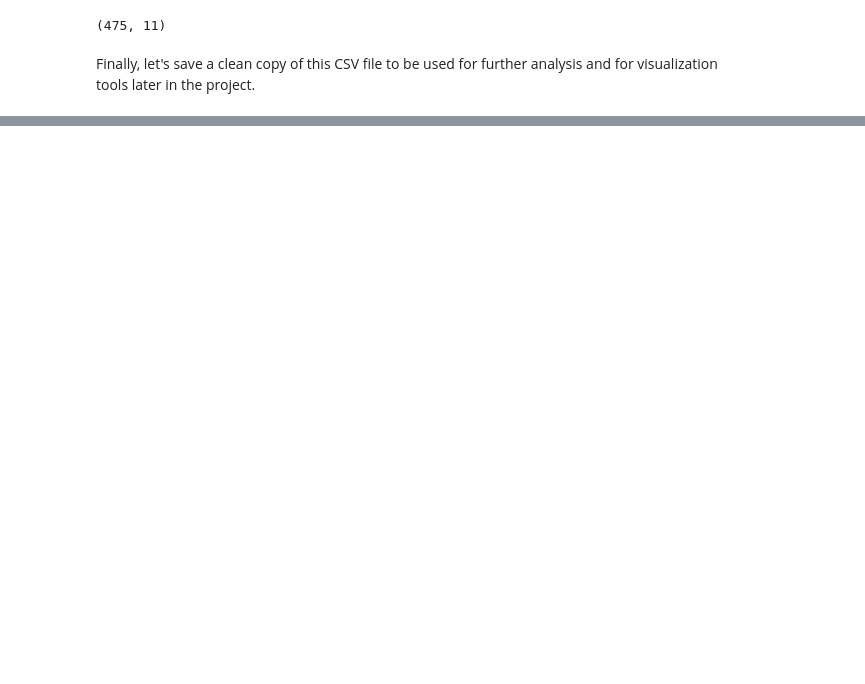
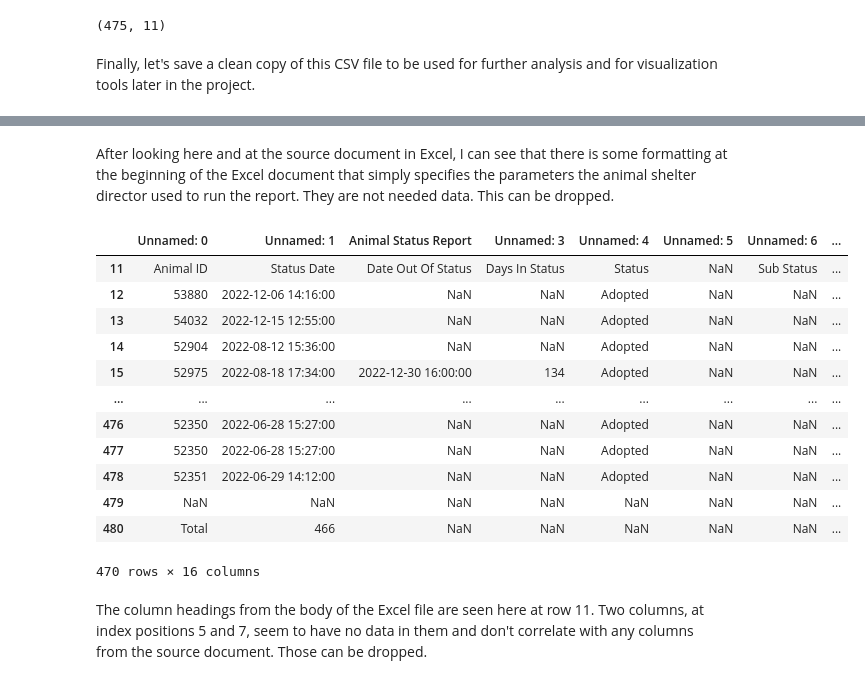
Before and after one commit to BlueKYGirl/purrfect_purrsonalities, a Jupyter notebook: purrfect_purrsonalities.ipynb, the cells around one changed output, grey strips where cells are left out. Saved outputs shown, nothing was run; the diff lists cells and outputs as text; code cells hidden in the pictures; blank space fills up the shorter version.

```diff
--- a/purrfect_purrsonalities.ipynb
+++ b/purrfect_purrsonalities.ipynb
@@ -267,0 +318,21 @@ survey_df.to_csv('clean_survey_data.csv')
+# %% [markdown]
+After looking here and at the source document in Excel, I can see that there is some formatting at the beginning of the Excel document that simply specifies the parameters the animal shelter director used to run the report. They are not needed data. This can be dropped.
+# %%
+bcacc_df2 = bcacc_df.iloc[11:]
+bcacc_df2
+# %% [output]
+|  | Unnamed: 0 | Unnamed: 1 | Animal Status Report | Unnamed: 3 | Unnamed: 4 | Unnamed: 5 | Unnamed: 6 | ... |
+| 11 | Animal ID | Status Date | Date Out Of Status | Days In Status | Status | NaN | Sub Status | ... |
+| 12 | 53880 | 2022-12-06 14:16:00 | NaN | NaN | Adopted | NaN | NaN | ... |
+| 13 | 54032 | 2022-12-15 12:55:00 | NaN | NaN | Adopted | NaN | NaN | ... |
+| 14 | 52904 | 2022-08-12 15:36:00 | NaN | NaN | Adopted | NaN | NaN | ... |
+| 15 | 52975 | 2022-08-18 17:34:00 | 2022-12-30 16:00:00 | 134 | Adopted | NaN | NaN | ... |
+| ... | ... | ... | ... | ... | ... | ... | ... | ... |
+| 476 | 52350 | 2022-06-28 15:27:00 | NaN | NaN | Adopted | NaN | NaN | ... |
+| 477 | 52350 | 2022-06-28 15:27:00 | NaN | NaN | Adopted | NaN | NaN | ... |
+| 478 | 52351 | 2022-06-29 14:12:00 | NaN | NaN | Adopted | NaN | NaN | ... |
+| 479 | NaN | NaN | NaN | NaN | NaN | NaN | NaN | ... |
+| 480 | Total | 466 | NaN | NaN | NaN | NaN | NaN | ... |
+470 rows × 16 columns
+# %% [markdown]
+The column headings from the body of the Excel file are seen here at row 11. Two columns, at index positions 5 and 7, seem to have no data in them and don't correlate with any columns from the source document. Those can be dropped.
```
Also changed, not shown: parts of 33 cells of this notebook, 1 other file.
